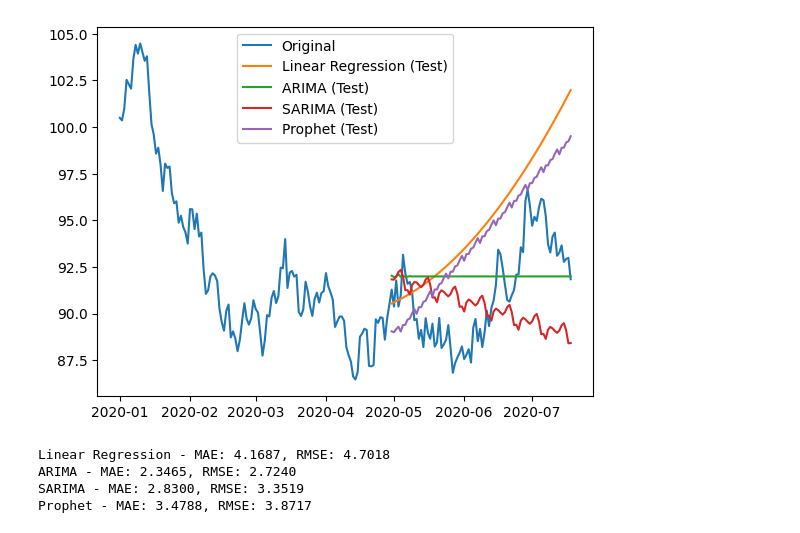
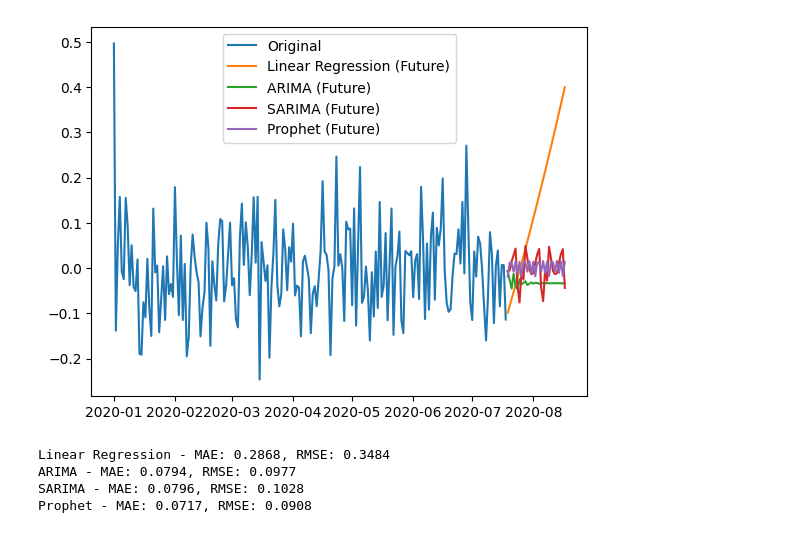
Before and after one commit to MizusakoSadanobu/time_series_analysis, a Jupyter notebook: model_comparison.ipynb, the cells around one changed output. Cells and saved outputs as stored; diff of their text form; code cells hidden in the pictures.

Commit message:
Change data

```diff
--- a/model_comparison.ipynb
+++ b/model_comparison.ipynb
@@ -12,7 +12,10 @@ from sklearn.metrics import mean_absolute_error, mean_squared_error
 # データの準備
 np.random.seed(42)
 date_range = pd.date_range(start='2020-01-01', periods=200, freq='D')
-data = np.cumsum(np.random.randn(200)) + 100  # ランダムウォーク
+data = np.random.randn(200)  # ランダムウォーク
+for i, d in enumerate(data):
+    if i>1:
+        data[i] = data[i]*0.1 + data[i-1]*0.1
 df = pd.DataFrame({'ds': date_range, 'y': data})
 
 # データをトレーニングとテストに分割
@@ -21,7 +24,7 @@ df['day'] = np.arange(len(df))
 
 X = df[['day']]
 y = df['diff']
-X_train, X_test, y_train, y_test = train_test_split(X, y, test_size=0.4, shuffle=False)
+X_train, X_test, y_train, y_test = train_test_split(X, y, test_size=0.25, shuffle=False)
 
 # 線形回帰で1階差を予測
 def linear_regression_forecast(df, future_steps):
@@ -91,23 +94,23 @@ def plot_forecasts(df, future_steps):
 
     # 線形回帰
     y_pred_lr, future_dates_lr, future_preds_lr = linear_regression_forecast(df, future_steps)
-    plt.plot(df['ds'].iloc[-len(y_test):], y_pred_lr, label='Linear Regression (Test)')
-    # plt.plot(future_dates_lr, future_preds_lr, label='Linear Regression (Future)')
+    # plt.plot(df['ds'].iloc[-len(y_test):], y_pred_lr, label='Linear Regression (Test)')
+    plt.plot(future_dates_lr, future_preds_lr, label='Linear Regression (Future)')
 
     # ARIMA
     y_pred_arima, future_dates_arima, future_preds_arima = arima_forecast(df, future_steps)
-    plt.plot(df['ds'].iloc[-len(y_test):], y_pred_arima, label='ARIMA (Test)')
-    # plt.plot(future_dates_arima, future_preds_arima, label='ARIMA (Future)')
+    # plt.plot(df['ds'].iloc[-len(y_test):], y_pred_arima, label='ARIMA (Test)')
+    plt.plot(future_dates_arima, future_preds_arima, label='ARIMA (Future)')
 
     # SARIMA
     y_pred_sarima, future_dates_sarima, future_preds_sarima = sarima_forecast(df, future_steps)
-    plt.plot(df['ds'].iloc[-len(y_test):], y_pred_sarima, label='SARIMA (Test)')
-    # plt.plot(future_dates_sarima, future_preds_sarima, label='SARIMA (Future)')
+    # plt.plot(df['ds'].iloc[-len(y_test):], y_pred_sarima, label='SARIMA (Test)')
+    plt.plot(future_dates_sarima, future_preds_sarima, label='SARIMA (Future)')
 
     # Prophet
     y_pred_prophet, future_dates_prophet, future_preds_prophet = prophet_forecast(df, future_steps)
-    plt.plot(df['ds'].iloc[-len(y_test):], y_pred_prophet, label='Prophet (Test)')
-    # plt.plot(future_dates_prophet, future_preds_prophet, label='Prophet (Future)')
+    # plt.plot(df['ds'].iloc[-len(y_test):], y_pred_prophet, label='Prophet (Test)')
+    plt.plot(future_dates_prophet, future_preds_prophet, label='Prophet (Future)')
 
     plt.legend()
     plt.show()
@@ -140,5 +143,5 @@ plot_forecasts(df, future_steps)
-[figure, old version]
+[figure, new version]
-Linear Regression - MAE: 4.1687, RMSE: 4.7018
-ARIMA - MAE: 2.3465, RMSE: 2.7240
-SARIMA - MAE: 2.8300, RMSE: 3.3519
-Prophet - MAE: 3.4788, RMSE: 3.8717
+Linear Regression - MAE: 0.2868, RMSE: 0.3484
+ARIMA - MAE: 0.0794, RMSE: 0.0977
+SARIMA - MAE: 0.0796, RMSE: 0.1028
+Prophet - MAE: 0.0717, RMSE: 0.0908
```
Also changed, not shown: parts of 1 cell of this notebook.
